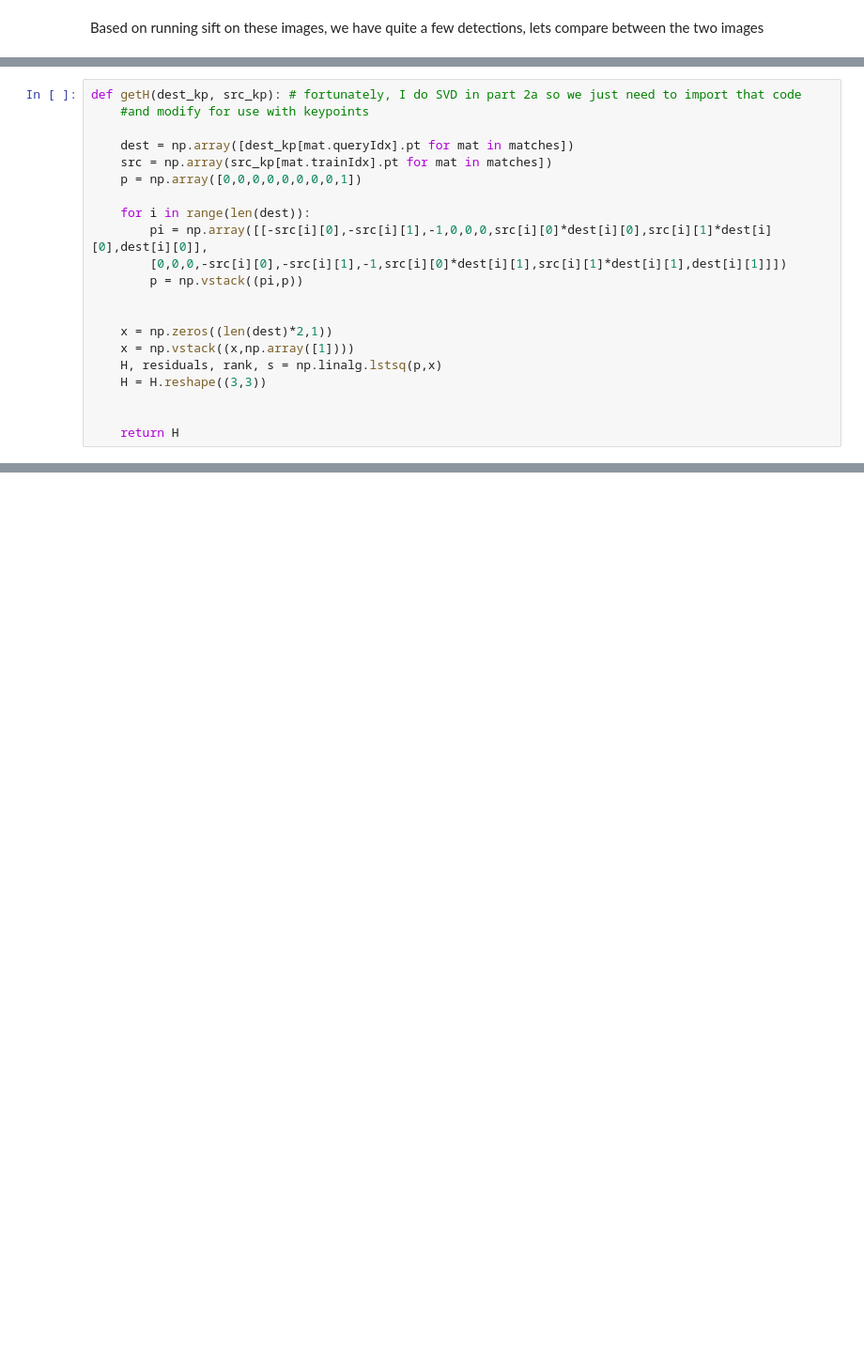
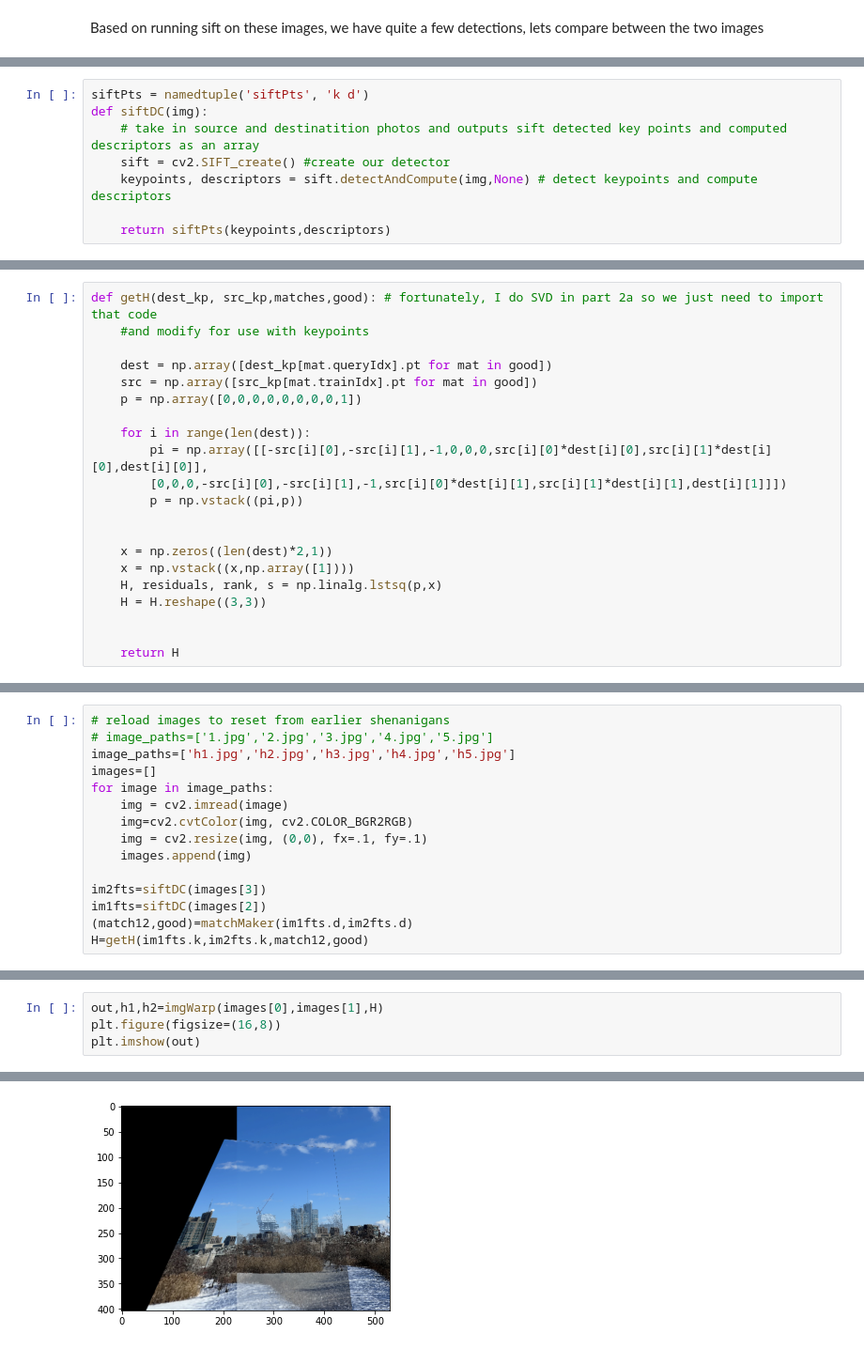
Before and after one commit to JGittles/EECE7150, a Jupyter notebook: HW2b/hw2b.ipynb, the cells around one changed output, grey strips where cells are left out. Shown at 94% size. Cells and saved outputs as stored; diff of their text form; blank space fills up the shorter version.

```diff
--- a/HW2b/hw2b.ipynb
+++ b/HW2b/hw2b.ipynb
@@ -74,0 +78,8 @@ While, we're at it, lets also turn the above sift detector into a function for l
+# %%
+siftPts = namedtuple('siftPts', 'k d')
+def siftDC(img):
+    # take in source and destinatition photos and outputs sift detected key points and computed descriptors as an array
+    sift = cv2.SIFT_create() #create our detector
+    keypoints, descriptors = sift.detectAndCompute(img,None) # detect keypoints and compute descriptors
+
+    return siftPts(keypoints,descriptors)
@@ -75,9 +108,9 @@ While, we're at it, lets also turn the above sift detector into a function for l
 # %%
-def getH(dest_kp, src_kp): # fortunately, I do SVD in part 2a so we just need to import that code
+def getH(dest_kp, src_kp,matches,good): # fortunately, I do SVD in part 2a so we just need to import that code
     #and modify for use with keypoints
 
-    dest = np.array([dest_kp[mat.queryIdx].pt for mat in matches])
-    src = np.array(src_kp[mat.trainIdx].pt for mat in matches])
+    dest = np.array([dest_kp[mat.queryIdx].pt for mat in good])
+    src = np.array([src_kp[mat.trainIdx].pt for mat in good])
     p = np.array([0,0,0,0,0,0,0,0,1])
 
     for i in range(len(dest)):
@@ -114,0 +197,15 @@ def getH(dest_kp, src_kp): # fortunately, I do SVD in part 2a so we just need to
+# %%
+# reload images to reset from earlier shenanigans
+# image_paths=['1.jpg','2.jpg','3.jpg','4.jpg','5.jpg']
+image_paths=['h1.jpg','h2.jpg','h3.jpg','h4.jpg','h5.jpg']
+images=[]
+for image in image_paths:
+    img = cv2.imread(image)
+    img=cv2.cvtColor(img, cv2.COLOR_BGR2RGB)
+    img = cv2.resize(img, (0,0), fx=.1, fy=.1)
+    images.append(img)
+
+im2fts=siftDC(images[3])
+im1fts=siftDC(images[2])
+(match12,good)=matchMaker(im1fts.d,im2fts.d)
+H=getH(im1fts.k,im2fts.k,match12,good)
@@ -114,0 +214,5 @@ def getH(dest_kp, src_kp): # fortunately, I do SVD in part 2a so we just need to
+# %%
+out,h1,h2=imgWarp(images[0],images[1],H)
+plt.figure(figsize=(16,8))
+plt.imshow(out)
+# %% [output]
@@ -114,0 +221 @@ def getH(dest_kp, src_kp): # fortunately, I do SVD in part 2a so we just need to
+[figure, added]
```
Also changed, not shown: parts of 12 cells of this notebook, 8 other files.
